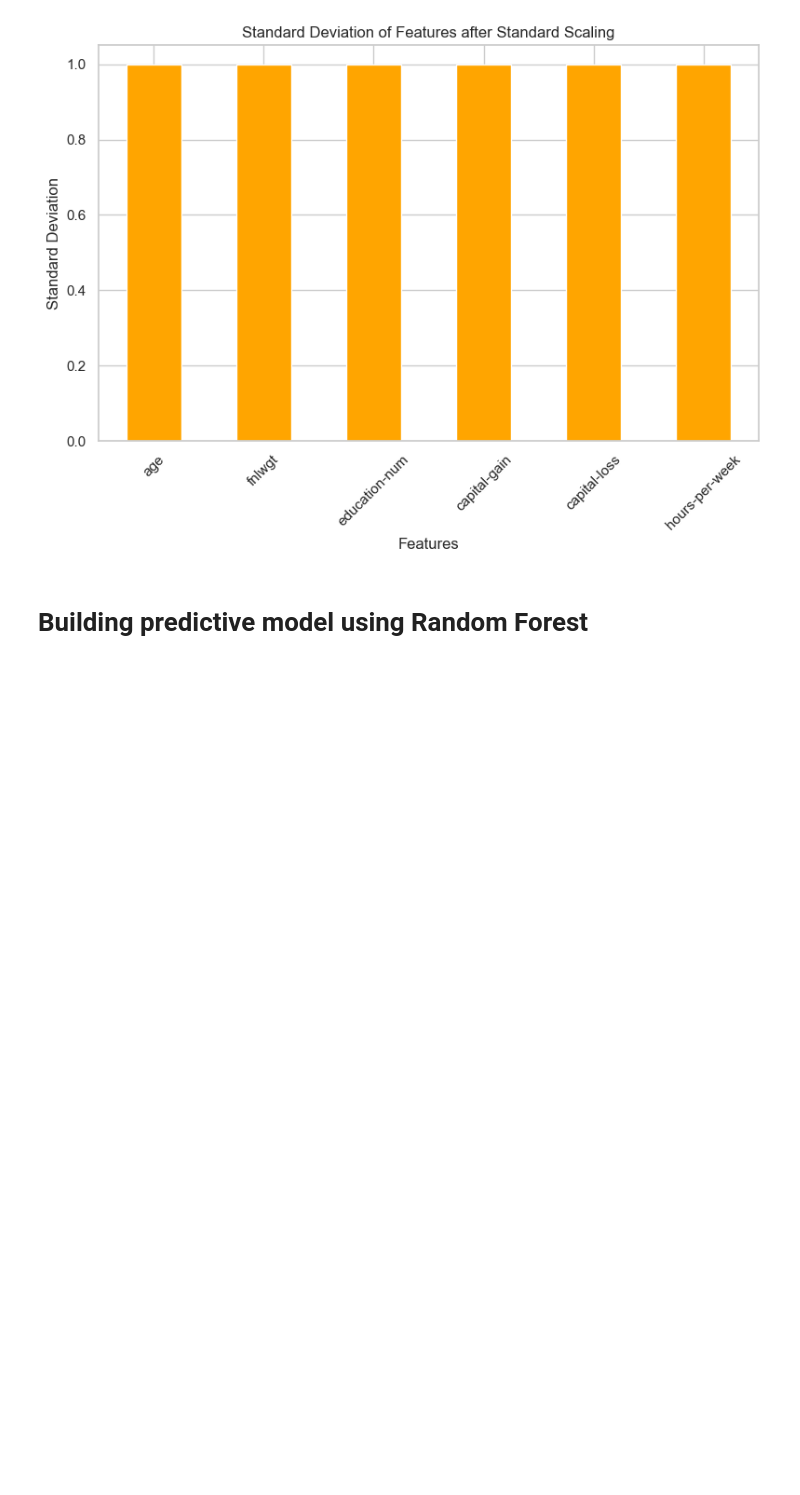
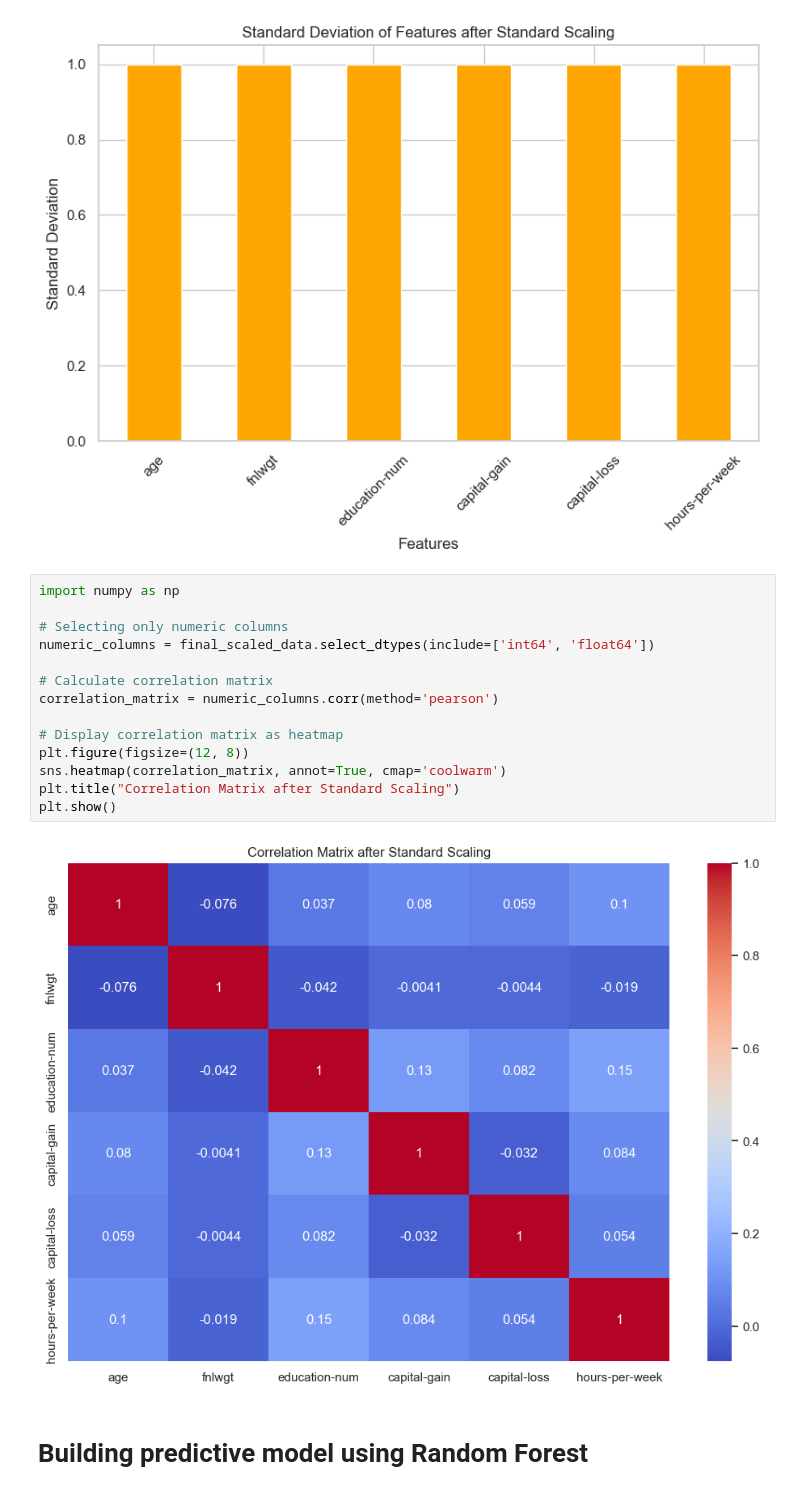
Before and after one commit to nikoyasam/MachineLearningCW, a Jupyter notebook: machine learninng/naive bayes.ipynb, the cells around one changed output. Cells and saved outputs as stored; diff of their text form; blank space fills up the shorter version.

Commit message:
correlation analysis

```diff
--- a/machine learninng/naive bayes.ipynb
+++ b/machine learninng/naive bayes.ipynb
@@ -324,6 +324,22 @@ plt.tight_layout()
 plt.show()
 # %% [output]
 [figure]
+# %%
+import numpy as np
+
+# Selecting only numeric columns
+numeric_columns = final_scaled_data.select_dtypes(include=['int64', 'float64'])
+
+# Calculate correlation matrix
+correlation_matrix = numeric_columns.corr(method='pearson')
+
+# Display correlation matrix as heatmap
+plt.figure(figsize=(12, 8))
+sns.heatmap(correlation_matrix, annot=True, cmap='coolwarm')
+plt.title("Correlation Matrix after Standard Scaling")
+plt.show()
+# %% [output]
+[figure, added]
 # %% [markdown]
 # Building predictive model using Random Forest
 # %% [markdown]
```
